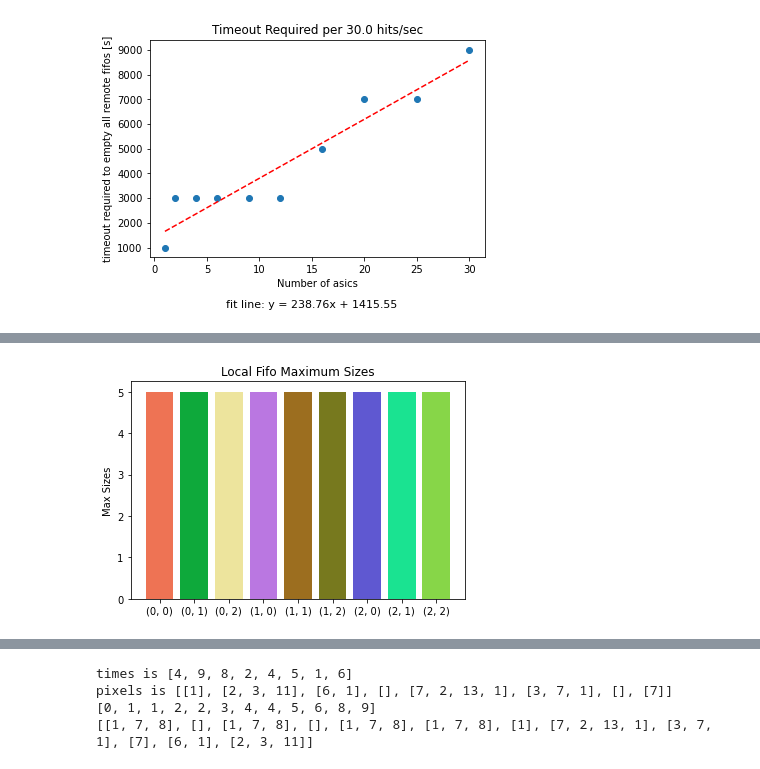
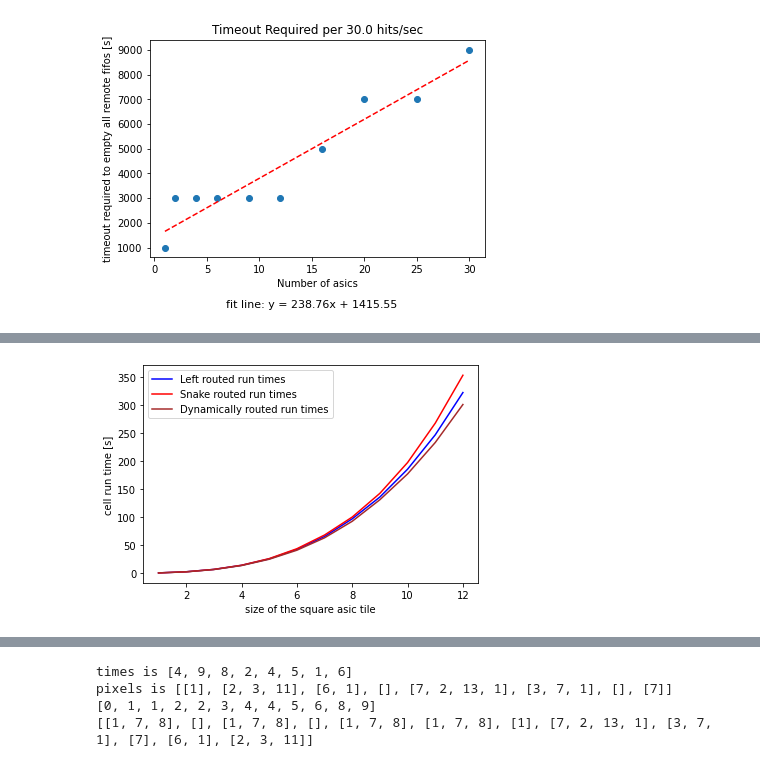
Before and after one commit to OliviaSeidel/qpix-digital, a Jupyter notebook: simulation-software/ArrayNotebook.ipynb, the cells around one changed output, grey strips where cells are left out. Drawn from its saved outputs; the diff is of its cells as text; code cells hidden in the pictures.

```diff
--- a/simulation-software/ArrayNotebook.ipynb
+++ b/simulation-software/ArrayNotebook.ipynb
@@ -239,55 +239,71 @@ timeout 7000.0s works for an array of 5 x 5 asics
 timeout 9000.0s works for an array of 6 x 5 asics
 [figure]
 # %%
+import numpy as np
+import time
 import QpixAsicArray as qparray
 from QpixAsic import QPByte, ProcQueue
 import random
 random.seed()
-import numpy as np
 import matplotlib.pyplot as plt
 import matplotlib.patches as mpatches
-import time
 
-moveon = False
-# for timeout in np.arange(0.1, 5, 0.1) * 1e4:
-row = 3
-col = 3
-numOfAsics = row * col
-array = qparray.QpixAsicArray(row, col, deltaT=1e-5,
-    timeout=timeout)
 
-## setup
-## inject hits into asics
-times = np.arange(0, 5, 0.1)
-channels = [[1, 7, 8]] * len(times)
-for asic in array:
-    asic.InjectHits(times=times, channels=channels)
-array.Route('snake', timeout=timeout)
-## main
-t = 0
-int_frq = 0.5 # interrogate every second
-stop = 5.5  # 100s of data
-while t < stop:
-    array.Interrogate(int_frq)
-    if array._alert:
-        # print('timeout time is too short')
-        moveon = True
-    for d in range(4):
-        if array[0][0]._remoteFifos[d]._curSize != 0:
-            # print('timeout time is too short')
-            moveon = True
-    t += int_frq
-    # if moveon:
-    #     continue
-    # else:
-    #     print(f'the timeout time is {timeout}')
-    #     break
+FinalSize = 13
+LeftRunTimes = np.zeros(FinalSize-1)
+SnakeRunTimes = np.zeros(FinalSize-1)
+DynamicRunTimes = np.zeros(FinalSize-1)
+for route in ['left', 'snake', None]:
+    start = time.time()
 
-for asic in array:
-    key = f'({asic.row}, {asic.col})'
-    print(f'the reg data and hit data for asic {key} is ', end="")
-    print(len(array._daqNode.regData[key]), end=" and ")
-    print(len(array._daqNode.hitData[key]))
+    Sizes = np.arange(1, FinalSize)
 
-qparray.MakeFifoBars(array)
+    moveon = False
+    timeout = 5e4
+
+    for ind, size in enumerate(Sizes):
+        row = size
+        col = size
+        numOfAsics = row * col
+        array = qparray.QpixAsicArray(row, col, deltaT=1e-5,
+            timeout=timeout)
+
+        ## setup
+        ## inject hits into asics
+        times = np.arange(0, 5, 0.1)
+        channels = [[1, 7, 8]] * len(times)
+        for asic in array:
+            asic.InjectHits(times=times, channels=channels)
+        array.Route(route=route, timeout=timeout)
+        ## main
+        t = 0
+        int_frq = 0.5 # interrogate every second
+        stop = 5.5  # 100s of data
+        while t < stop:
+            array.Interrogate(int_frq)
+            t += int_frq
+
+        end = time.time()
+        t = end - start
+        if route == 'left':
+            LeftRunTimes[ind] = t
+        elif route == None:
+            DynamicRunTimes[ind] = t
+        else:
+            SnakeRunTimes[ind] = t
+        # print(f'the time now is {t}')
+
+# for asic in array:
+#     key = f'({asic.row}, {asic.col})'
+#     print(f'the reg data and hit data for asic {key} is ', end="")
+#     print(len(array._daqNode.regData[key]), end=" and ")
+#     print(len(array._daqNode.hitData[key]))
+
+# qparray.MakeFifoBars(array)
+fig, ax = plt.subplots()
+ax.plot(Sizes, LeftRunTimes, color='blue')
+ax.plot(Sizes, SnakeRunTimes, color='red')
+ax.plot(Sizes, DynamicRunTimes, color='brown')
+ax.set(ylabel='cell run time [s]', xlabel='size of the square asic tile')
+ax.legend(('Left routed run times', 'Snake routed run times', 'Dynamically routed run times'))
 # %% [output]
@@ -303 +311 @@ the reg data and hit data for asic (2, 2) is 0 and 49
-[figure, old version]
+[figure, new version]
```
Also changed, not shown: parts of 7 cells of this notebook, 2 other files.
